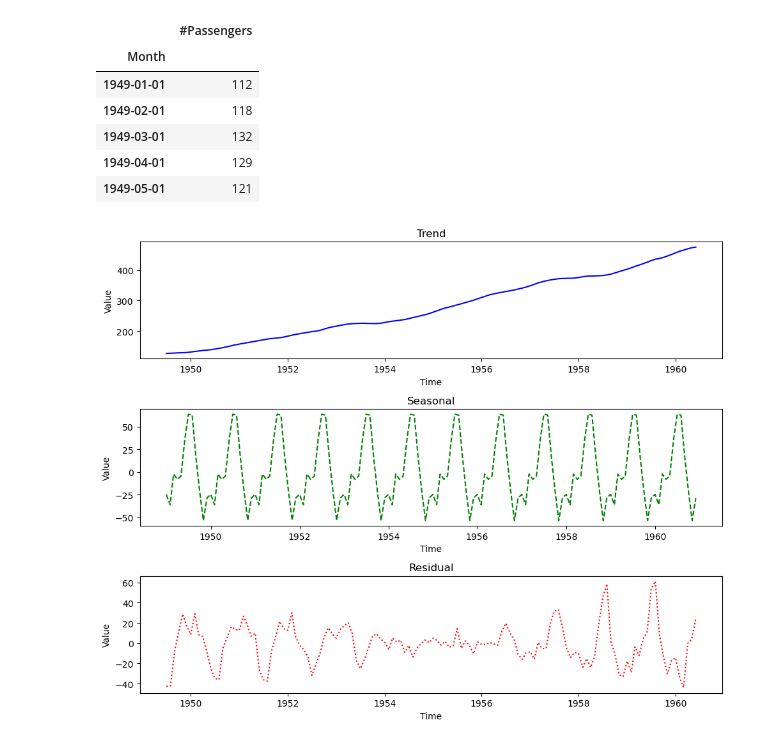
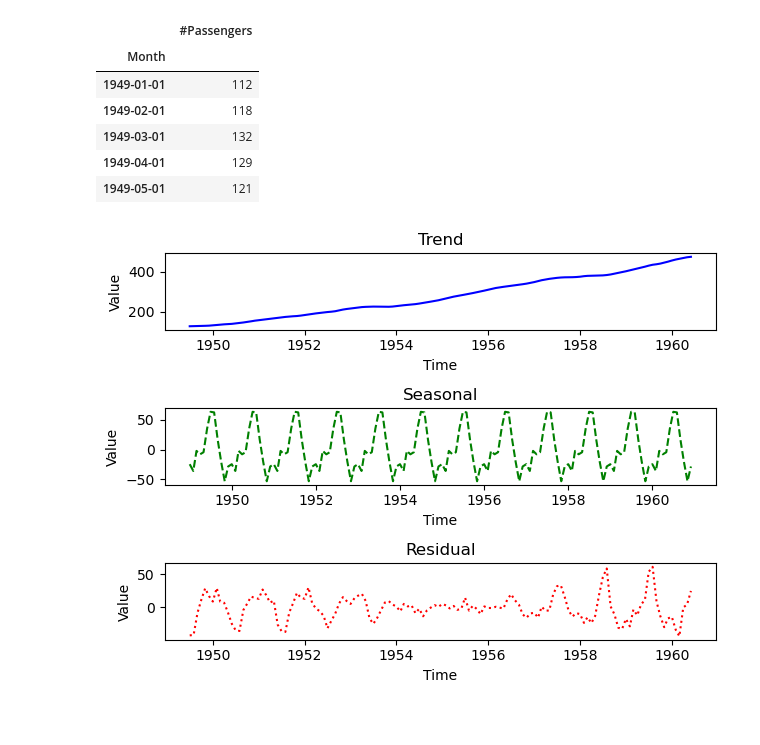
Before and after one commit to romuloAMR/PythonDataScience, a Jupyter notebook: 8-TemporalSeries/script10.ipynb, the cells around one changed output. Saved outputs shown, nothing was run; the diff lists cells and outputs as text; code cells hidden in the pictures.

```diff
--- a/8-TemporalSeries/script10.ipynb
+++ b/8-TemporalSeries/script10.ipynb
@@ -22,27 +22,25 @@ data.head()
 ts = data["#Passengers"]
 decompose = seasonal_decompose(ts)
 # %%
-plt.figure(figsize=(10, 8))
-
 plt.subplot(3, 1, 1)
 plt.plot(decompose.trend, color='blue', linestyle='-')
 plt.title("Trend")
 plt.xlabel("Time")
 plt.ylabel("Value")
 
 plt.subplot(3, 1, 2)
 plt.plot(decompose.seasonal, color='green', linestyle='--')
 plt.title("Seasonal")
 plt.xlabel("Time")
 plt.ylabel("Value")
 
 plt.subplot(3, 1, 3)
 plt.plot(decompose.resid, color='red', linestyle=':')
 plt.title("Residual")
 plt.xlabel("Time")
 plt.ylabel("Value")
 
 plt.tight_layout()
 plt.show()
 # %% [output]
-[figure, old version]
+[figure, new version]
```
Also changed, not shown: 2 other files.
